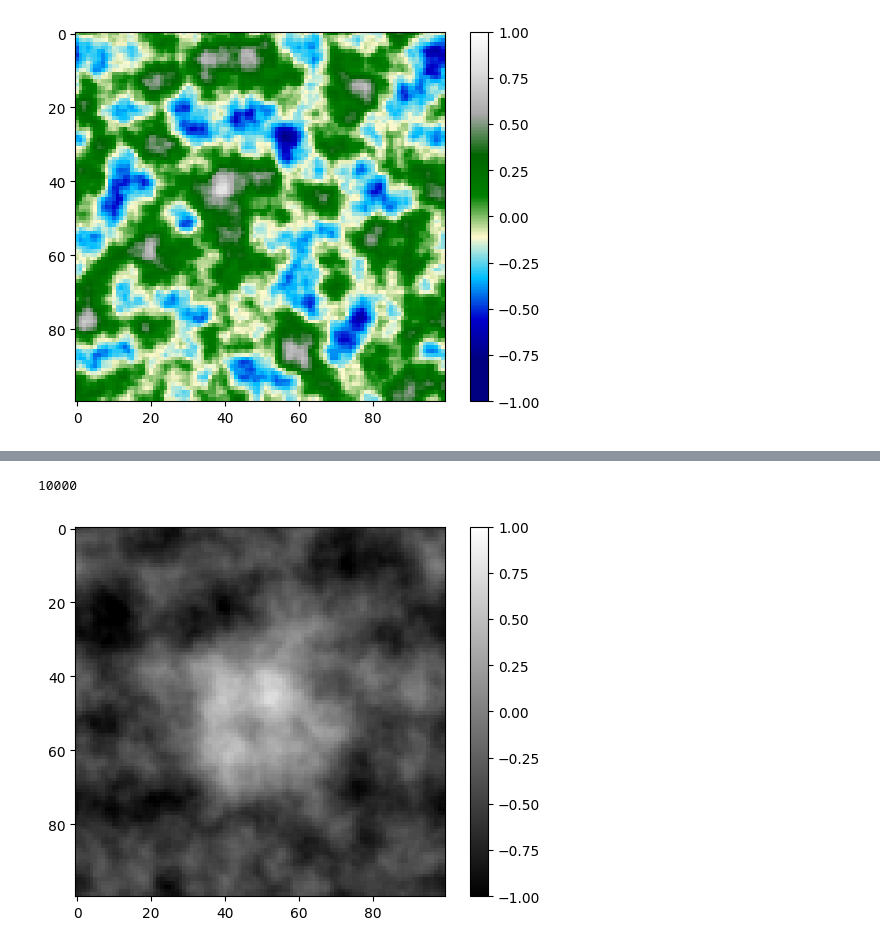
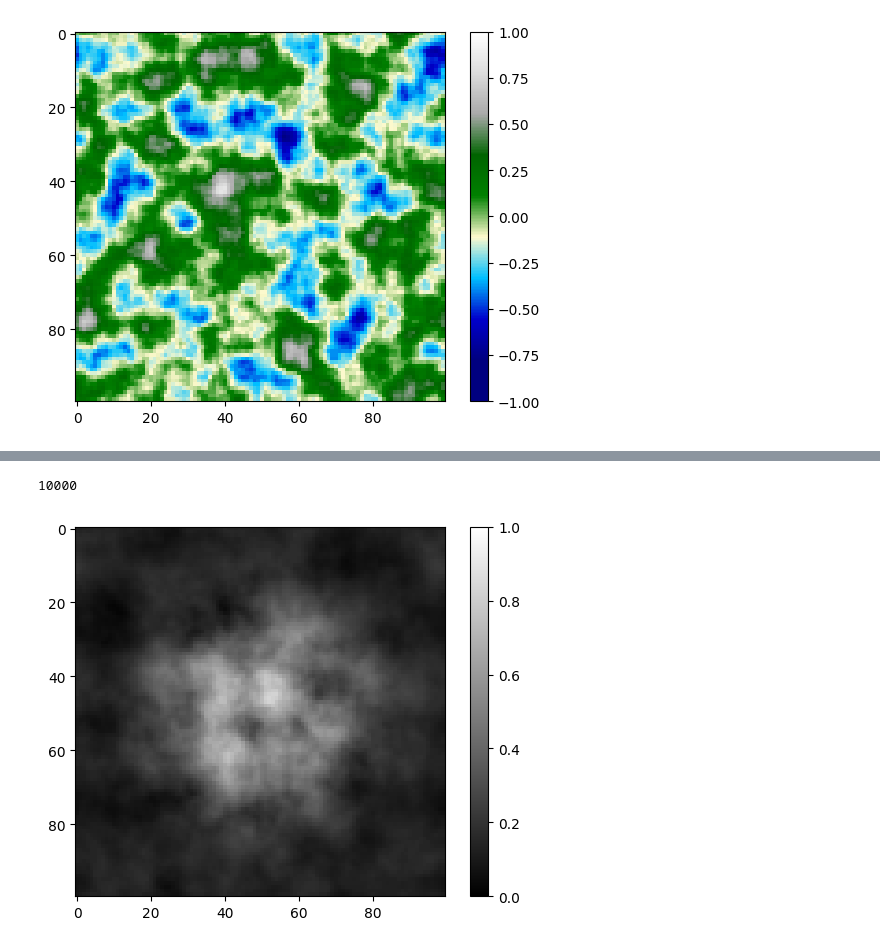
Before and after one commit to es-romo/notebooks, a Jupyter notebook: Perlin Islands.ipynb, the cells around one changed output, grey strips where cells are left out. Saved outputs shown, nothing was run; the diff lists cells and outputs as text; code cells hidden in the pictures.

Commit message:
Add Perlin Islands 2

```diff
--- a/Perlin Islands.ipynb
+++ b/Perlin Islands.ipynb
@@ -147,19 +147,22 @@ def generate_island_core_map(dim,cx,cy,spread):
             current = np.array((x,y))
             dist = np.linalg.norm(centre - current)
 
-            num = -1
+            # num = -1
+            num = -0.5
             # If within s then interpolate [x,y] + s = -1 and s = 1
             if dist < spread:
                 w = dist / spread
-                num = interpolate(0.7,-1,w)
+                # num = interpolate(0.7,-1,w)
+                num = interpolate(1.2,-0.5,w)
             # else set to -1
-            nums[y*dim+x] = num
+            # nums[y*dim+x] = num +1
+            nums[y*dim+x] = (num +1)/2
     return nums
 
 def plot_island_core(dim,cx,cy,spread):
     map = generate_island_core_map(dim,cx,cy,spread)
     map = np.reshape(map, (dim,dim))
-    plt.imshow(map, cmap = "gray", vmin = -1, vmax = 1)
+    plt.imshow(map, cmap = "gray", vmin = 0, vmax = 1)
     plt.colorbar()
 
 plot_island_core(100, 50, 50, 40)
@@ -168,32 +171,33 @@ plot_island_core(100, 50, 50, 40)
 # %%
 def generate_island(o,seed,d,s):
     c_amp = 0.55
     n_amp = 0.7
 
     c_xy = math.floor(d/2)
-    m_core = generate_island_core_map(d, c_xy, c_xy, 40)
+    m_core = generate_island_core_map(d, c_xy, c_xy, 50)
     m_noise = fractal_brownian_motion(o,seed,d,s)
 
     m_island = np.zeros(d*d)
     for i, _i in enumerate(m_island):
         c = m_core[i]
         n = m_noise[i]
-        m_island[i] = (c * c_amp) + (n * n_amp)
+        # m_island[i] = (c * c_amp) + (n * n_amp)
+        m_island[i] = c * ((n+1)/2)
 
     return m_island
 
 def plot_island(o,seed,d,s):
     isl = generate_island(o,seed,d,s)
     print(isl.size)
     isl = np.reshape(isl, (d,d))
-    plt.imshow(isl, cmap = "gray", vmin = -1, vmax = 1)
+    plt.imshow(isl, cmap = "gray", vmin = 0, vmax = 1)
     # plt.imshow(isl, cmap = a_map, vmin = -1, vmax = 1)
     plt.colorbar()
 
 plot_island(4, 50, 100, 6)
 # %% [output]
 10000
-[figure, old version]
+[figure, new version]
 # %%
 a_map = pltc.LinearSegmentedColormap.from_list("", ["Navy","MediumBlue","MediumBlue","DeepSkyBlue","LemonChiffon","Green","DarkGreen","Darkgrey","Gainsboro","White"])
 
```
Also changed, not shown: parts of 2 cells of this notebook, 1 other file.
